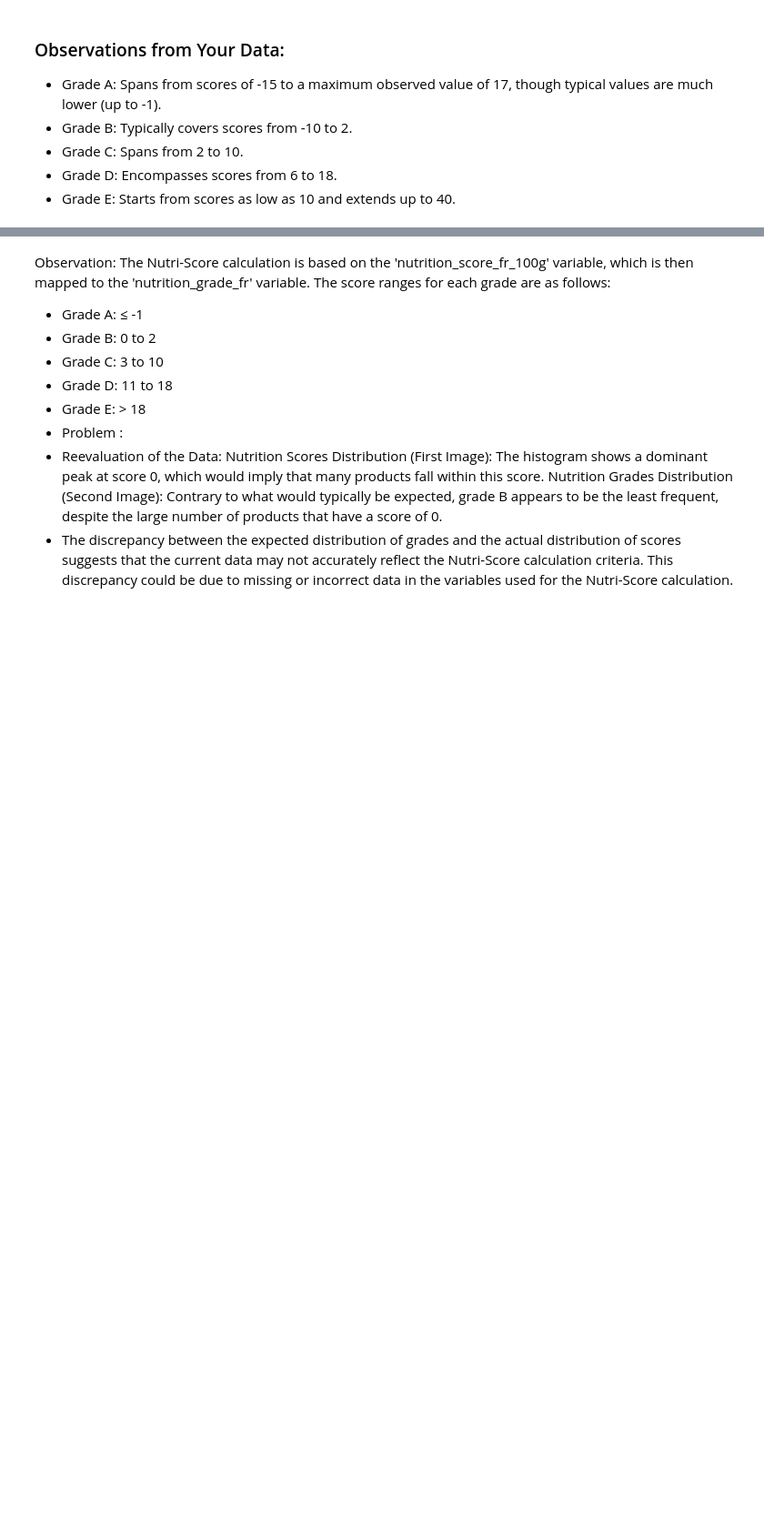
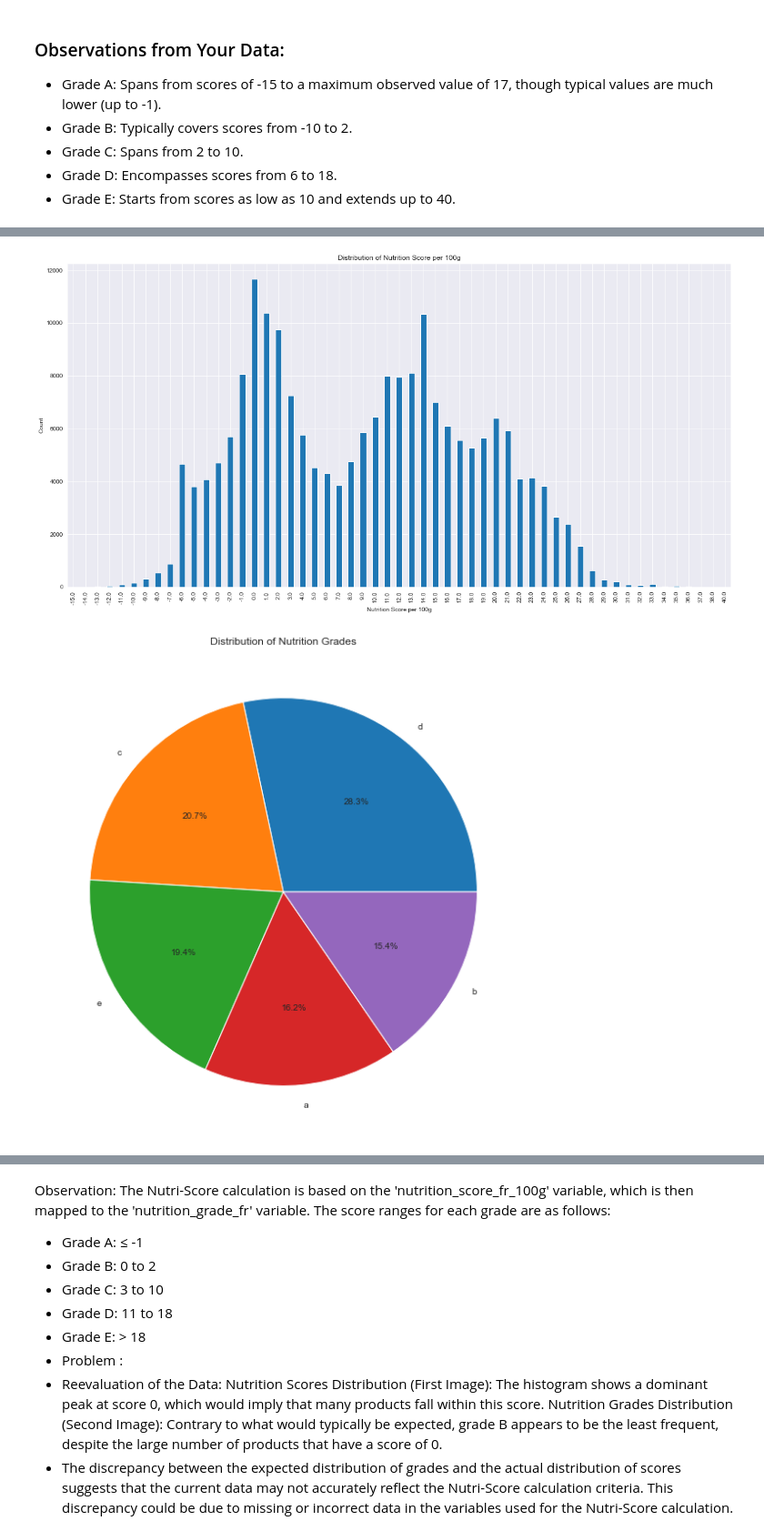
Before and after one commit to preudh/OC_IA_P3_Prepare_data_for_a_public_health_organization, a Jupyter notebook: notebooks/openfoodfacts-data-analysis.ipynb, the cells around one changed output, grey strips where cells are left out. Shown at 91% size. Saved outputs shown, nothing was run; the diff lists cells and outputs as text; code cells hidden in the pictures; blank space fills up the shorter version.

Commit message:
pie chart nutrigrade

```diff
--- a/notebooks/openfoodfacts-data-analysis.ipynb
+++ b/notebooks/openfoodfacts-data-analysis.ipynb
@@ -1076,0 +1000,58 @@ Grade e: Nutrition score > 18
+# %%
+import pandas as pd
+import matplotlib.pyplot as plt
+
+# Assuming 'data' is your DataFrame
+# Display distribution of 'nutrition_score_fr_100g'
+plt.figure(figsize=(20, 10))
+data['nutrition_score_fr_100g'].value_counts().sort_index().plot(kind='bar')
+plt.title('Distribution of Nutrition Score per 100g')
+plt.xlabel('Nutrition Score per 100g')
+plt.ylabel('Count')
+plt.show()
+
+# Display distribution of 'nutrition_grade_fr' as a pie chart
+plt.figure(figsize=(20, 10))
+data['nutrition_grade_fr'].value_counts().plot(kind='pie', autopct='%1.1f%%')
+plt.title('Distribution of Nutrition Grades')
+plt.ylabel('')  # Hide the y-label
+plt.show()
+
+# Logic to summarize nutrition score to grade
+def score_to_grade(score):
+    # Adjusted based on detailed data analysis
+    if score <= -1:
+        return 'a'  # From very low scores up to -1
+    elif score <= 2:
+        return 'b'  # Covers slightly negative to 2
+    elif score <= 10:
+        return 'c'  # From 3 to 10
+    elif score <= 18:
+        return 'd'  # From 11 to 18
+    else:
+        return 'e'  # Above 18
+
+# Example of how to display unique outcomes without altering DataFrame
+unique_scores = data['nutrition_score_fr_100g'].unique()  # Extract unique scores
+unique_scores.sort()  # Sort the scores for better visibility
+
+# Map each unique score to its grade
+predicted_grades = [score_to_grade(score) for score in unique_scores]
+
+# Create and display a DataFrame for showing these unique mappings
+predicted_outcomes = pd.DataFrame({
+    'nutrition_score_fr_100g': unique_scores,
+    'predicted_grade': predicted_grades
+})
+print(predicted_outcomes.sort_values('nutrition_score_fr_100g'))
+
+# Explanation of grades based on score ranges
+print("\nNutrition Grade Interpretation:")
+print("Grade a: Nutrition score ≤ -1")
+print("Grade b: Nutrition score between 0 and 2")
+print("Grade c: Nutrition score between 3 and 10")
+print("Grade d: Nutrition score between 11 and 18")
+print("Grade e: Nutrition score > 18")
+# %% [output]
+[figure, added]
+[figure, added]
```
Also changed, not shown: parts of 4 cells of this notebook.
